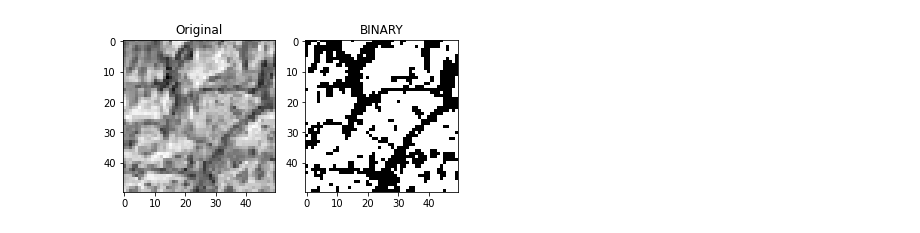
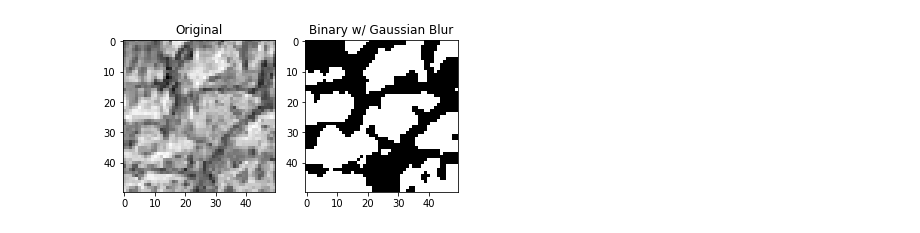
Before and after one commit to tanyasarkinjain/Anoles-group, a Jupyter notebook: Testing-Watershed-Overlapping-Scales.ipynb, the cells around one changed output. Cells and saved outputs as stored; diff of their text form; code cells hidden in the pictures.

```diff
--- a/Testing-Watershed-Overlapping-Scales.ipynb
+++ b/Testing-Watershed-Overlapping-Scales.ipynb
@@ -1,18 +1,18 @@
 # %%
 import numpy as np
 import cv2
 from matplotlib import pyplot as plt
 
 #Thresholding image
 #source: https://opencv-python-tutroals.readthedocs.io/en/latest/py_tutorials/py_imgproc/py_thresholding/py_thresholding.html
 img = cv2.imread('overlapping_scales.png')
 gray = cv2.cvtColor(img, cv2.COLOR_BGR2GRAY)
-#gray = cv2.cvtColor(img, cv2.COLOR_BGR2RGB) - this conversion does not allow distance transform to work
-ret, thresh = cv2.threshold(gray, 157, 255,cv2.THRESH_BINARY) #adjust second parameter for different results
+blur = cv2.GaussianBlur(gray,(5,5),0)
+ret, thresh = cv2.threshold(blur, 170, 255,cv2.THRESH_BINARY) #adjust second parameter for different results
 plt.subplot(1, 2, 1), plt.imshow(gray, 'gray')
 plt.title('Original')
 plt.subplot(1, 2, 2), plt.imshow(thresh, 'gray')
-plt.title('BINARY')
+plt.title('Binary w/ Gaussian Blur')
 plt.show()
 # %% [output]
-[figure, old version]
+[figure, new version]
```
Also changed, not shown: parts of 4 cells of this notebook.
